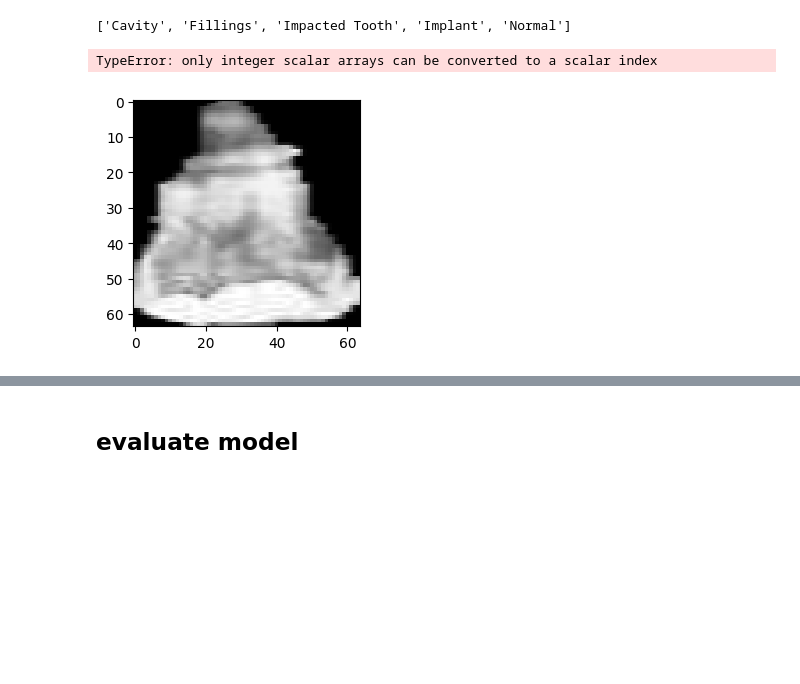
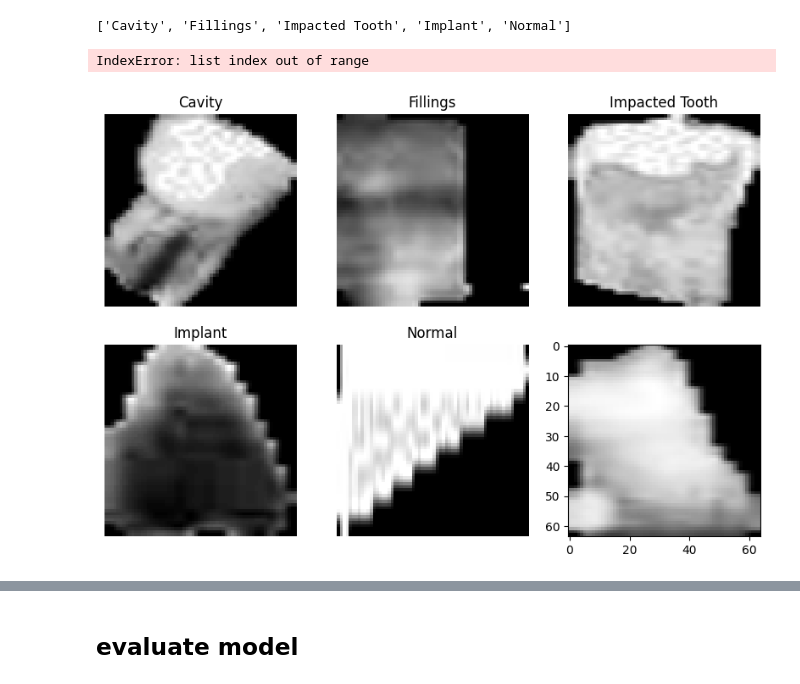
Before and after one commit to tdurova/starsmiles, a Jupyter notebook: notebooks/notebook_enric.ipynb, the cells around one changed output, grey strips where cells are left out. Drawn from its saved outputs; the diff is of its cells as text; code cells hidden in the pictures; blank space fills up the shorter version.

```diff
--- a/notebooks/notebook_enric.ipynb
+++ b/notebooks/notebook_enric.ipynb
@@ -98,16 +61,16 @@ class_names
 # %%
 import matplotlib.pyplot as plt
 
 plt.figure(figsize=(10, 10))
 for images, labels in train_ds.take(1):
   for i in range(9):
     ax = plt.subplot(3, 3, i + 1)
     plt.imshow(images[i].numpy().astype("uint8"), cmap='gray')
-    plt.title(class_names[labels[i]])
+    plt.title(class_names[i])
     plt.axis("off")
 # %% [output]
-TypeError: only integer scalar arrays can be converted to a scalar index
+IndexError: list index out of range
-[figure, old version]
+[figure, new version]
 # %%
 for i, element in enumerate(train_ds.as_numpy_iterator()):
     if i<1:
```
Also changed, not shown: parts of 17 cells of this notebook, 2 other files.
